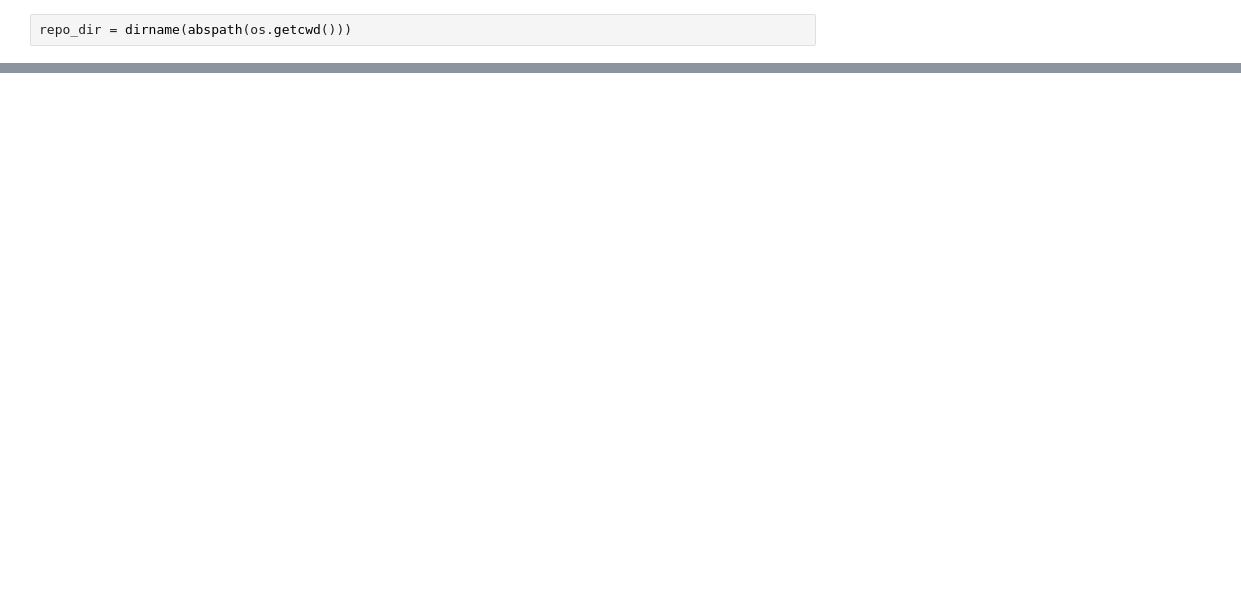
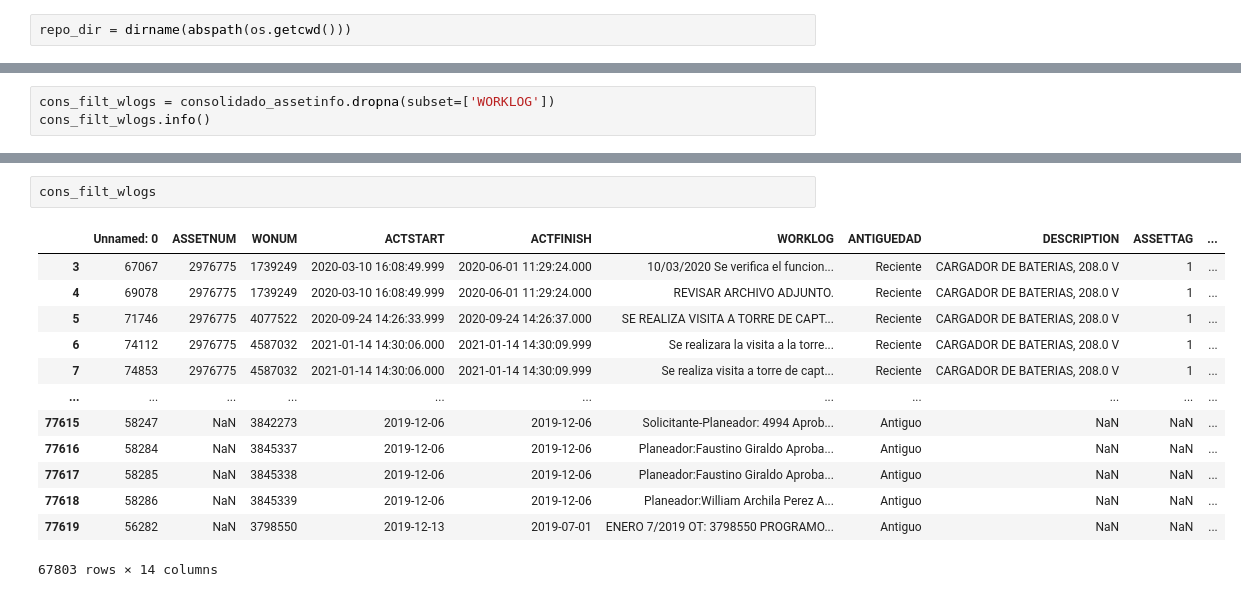
Before and after one commit to juanseleon1/DS4-Team74, a Jupyter notebook: PythonFiles/Santiago.ipynb, the cells around one changed output, grey strips where cells are left out. Saved outputs shown, nothing was run; the diff lists cells and outputs as text; blank space fills up the shorter version.

```diff
--- a/PythonFiles/Santiago.ipynb
+++ b/PythonFiles/Santiago.ipynb
@@ -934,0 +870,3 @@ dtype: object
+# %%
+cons_filt_wlogs = consolidado_assetinfo.dropna(subset=['WORKLOG'])
+cons_filt_wlogs.info()
@@ -934,0 +891,16 @@ dtype: object
+# %%
+cons_filt_wlogs
+# %% [output]
+|  | Unnamed: 0 | ASSETNUM | WONUM | ACTSTART | ACTFINISH | WORKLOG | ANTIGUEDAD | DESCRIPTION | ASSETTAG | ... |
+| 3 | 67067 | 2976775 | 1739249 | 2020-03-10 16:08:49.999 | 2020-06-01 11:29:24.000 | 10/03/2020 Se verifica el funcion... | Reciente | CARGADOR DE BATERIAS, 208.0 V | 1 | ... |
+| 4 | 69078 | 2976775 | 1739249 | 2020-03-10 16:08:49.999 | 2020-06-01 11:29:24.000 | REVISAR ARCHIVO ADJUNTO. | Reciente | CARGADOR DE BATERIAS, 208.0 V | 1 | ... |
+| 5 | 71746 | 2976775 | 4077522 | 2020-09-24 14:26:33.999 | 2020-09-24 14:26:37.000 | SE REALIZA VISITA A TORRE DE CAPT... | Reciente | CARGADOR DE BATERIAS, 208.0 V | 1 | ... |
+| 6 | 74112 | 2976775 | 4587032 | 2021-01-14 14:30:06.000 | 2021-01-14 14:30:09.999 | Se realizara la visita a la torre... | Reciente | CARGADOR DE BATERIAS, 208.0 V | 1 | ... |
+| 7 | 74853 | 2976775 | 4587032 | 2021-01-14 14:30:06.000 | 2021-01-14 14:30:09.999 | Se realiza visita a torre de capt... | Reciente | CARGADOR DE BATERIAS, 208.0 V | 1 | ... |
+| ... | ... | ... | ... | ... | ... | ... | ... | ... | ... | ... |
+| 77615 | 58247 | NaN | 3842273 | 2019-12-06 | 2019-12-06 | Solicitante-Planeador: 4994 Aprob... | Antiguo | NaN | NaN | ... |
+| 77616 | 58284 | NaN | 3845337 | 2019-12-06 | 2019-12-06 | Planeador:Faustino Giraldo Aproba... | Antiguo | NaN | NaN | ... |
+| 77617 | 58285 | NaN | 3845338 | 2019-12-06 | 2019-12-06 | Planeador:Faustino Giraldo Aproba... | Antiguo | NaN | NaN | ... |
+| 77618 | 58286 | NaN | 3845339 | 2019-12-06 | 2019-12-06 | Planeador:William Archila Perez A... | Antiguo | NaN | NaN | ... |
+| 77619 | 56282 | NaN | 3798550 | 2019-12-13 | 2019-07-01 | ENERO 7/2019 OT: 3798550 PROGRAMO... | Antiguo | NaN | NaN | ... |
+67803 rows × 14 columns
```
Also changed, not shown: parts of 25 cells of this notebook.
